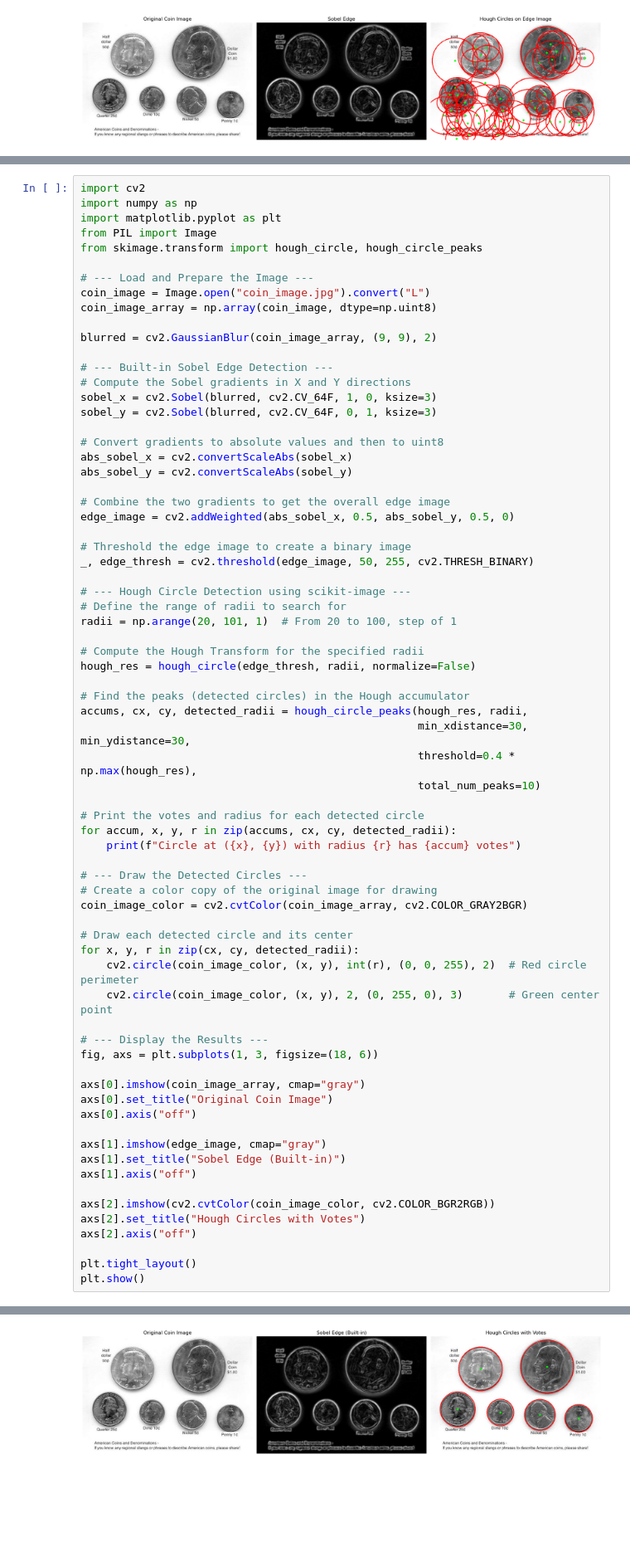
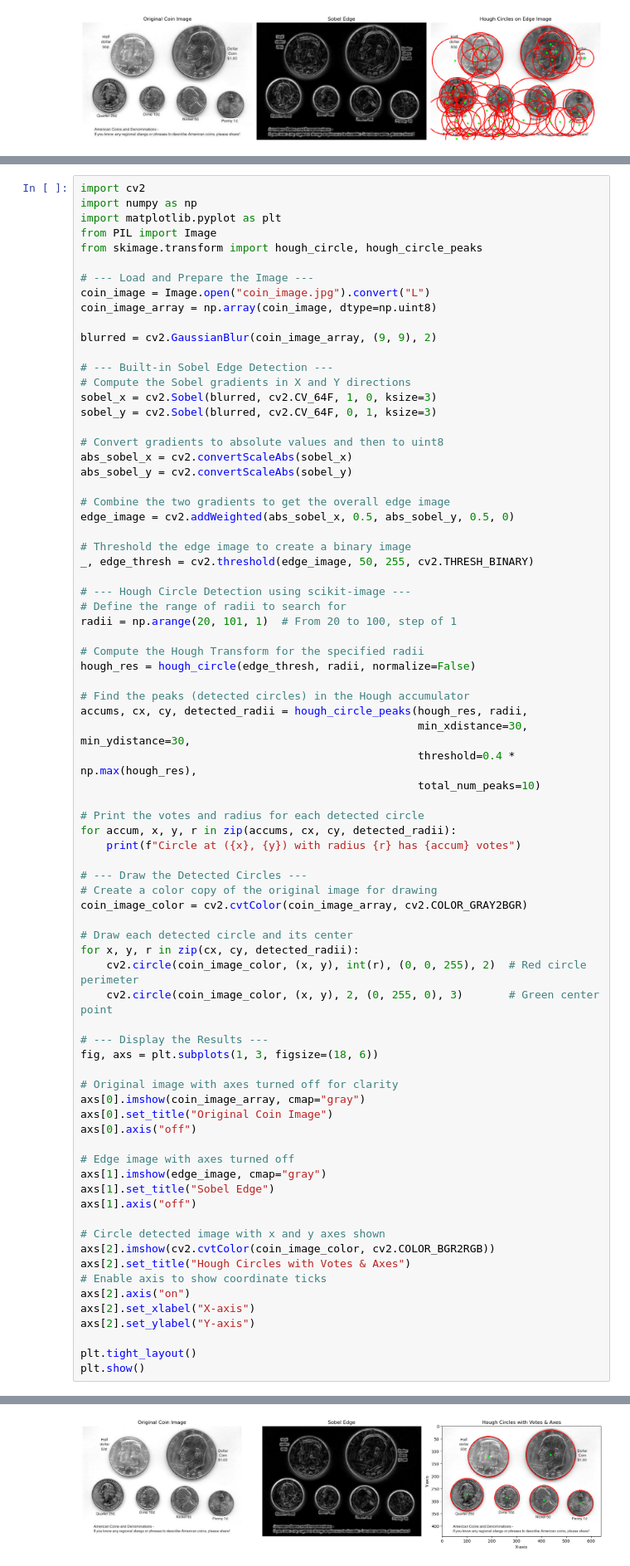
Before and after one commit to prajun7/ml-journey, a Jupyter notebook: ImageProcessing/hough_transformation.ipynb, the cells around one changed output, grey strips where cells are left out. Shown at 83% size. Cells and saved outputs as stored; diff of their text form; blank space fills up the shorter version.

```diff
--- a/ImageProcessing/hough_transformation.ipynb
+++ b/ImageProcessing/hough_transformation.ipynb
@@ -293,34 +293,40 @@ for accum, x, y, r in zip(accums, cx, cy, detected_radii):
 # --- Draw the Detected Circles ---
 # Create a color copy of the original image for drawing
 coin_image_color = cv2.cvtColor(coin_image_array, cv2.COLOR_GRAY2BGR)
 
 # Draw each detected circle and its center
 for x, y, r in zip(cx, cy, detected_radii):
     cv2.circle(coin_image_color, (x, y), int(r), (0, 0, 255), 2)  # Red circle perimeter
     cv2.circle(coin_image_color, (x, y), 2, (0, 255, 0), 3)       # Green center point
 
 # --- Display the Results ---
 fig, axs = plt.subplots(1, 3, figsize=(18, 6))
 
+# Original image with axes turned off for clarity
 axs[0].imshow(coin_image_array, cmap="gray")
 axs[0].set_title("Original Coin Image")
 axs[0].axis("off")
 
+# Edge image with axes turned off
 axs[1].imshow(edge_image, cmap="gray")
-axs[1].set_title("Sobel Edge (Built-in)")
+axs[1].set_title("Sobel Edge")
 axs[1].axis("off")
 
+# Circle detected image with x and y axes shown
 axs[2].imshow(cv2.cvtColor(coin_image_color, cv2.COLOR_BGR2RGB))
-axs[2].set_title("Hough Circles with Votes")
-axs[2].axis("off")
+axs[2].set_title("Hough Circles with Votes & Axes")
+# Enable axis to show coordinate ticks
+axs[2].axis("on")
+axs[2].set_xlabel("X-axis")
+axs[2].set_ylabel("Y-axis")
 
 plt.tight_layout()
 plt.show()
 # %% [output]
 Circle at (438, 114) with radius 100 has 505.0 votes
 Circle at (187, 122) with radius 82 has 463.0 votes
 Circle at (101, 274) with radius 66 has 376.0 votes
 Circle at (411, 295) with radius 58 has 313.0 votes
 Circle at (557, 308) with radius 52 has 304.0 votes
 Circle at (262, 286) with radius 50 has 288.0 votes
-[figure, old version]
+[figure, new version]
```
Also changed, not shown: parts of 1 cell of this notebook, 34 other files.
